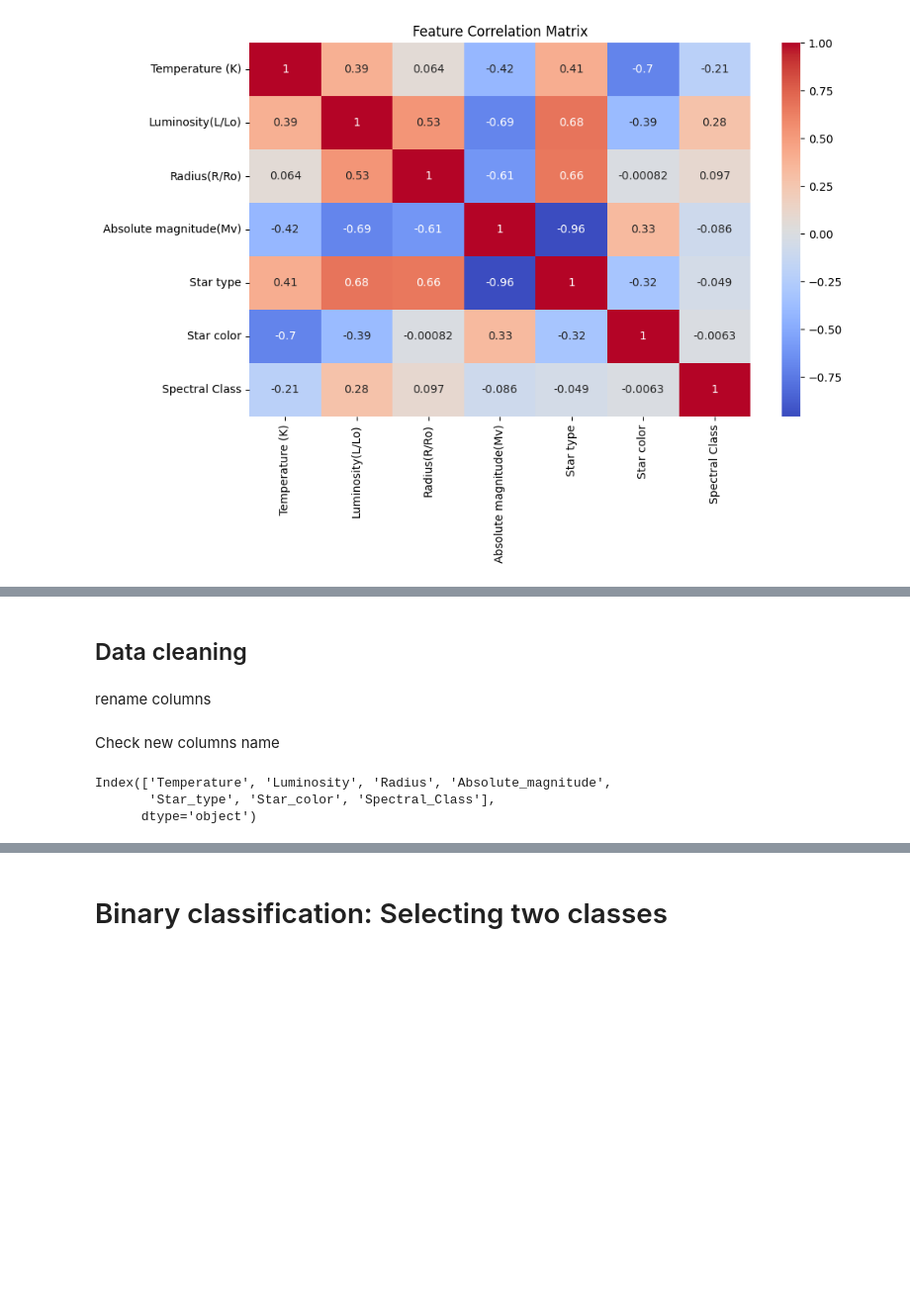
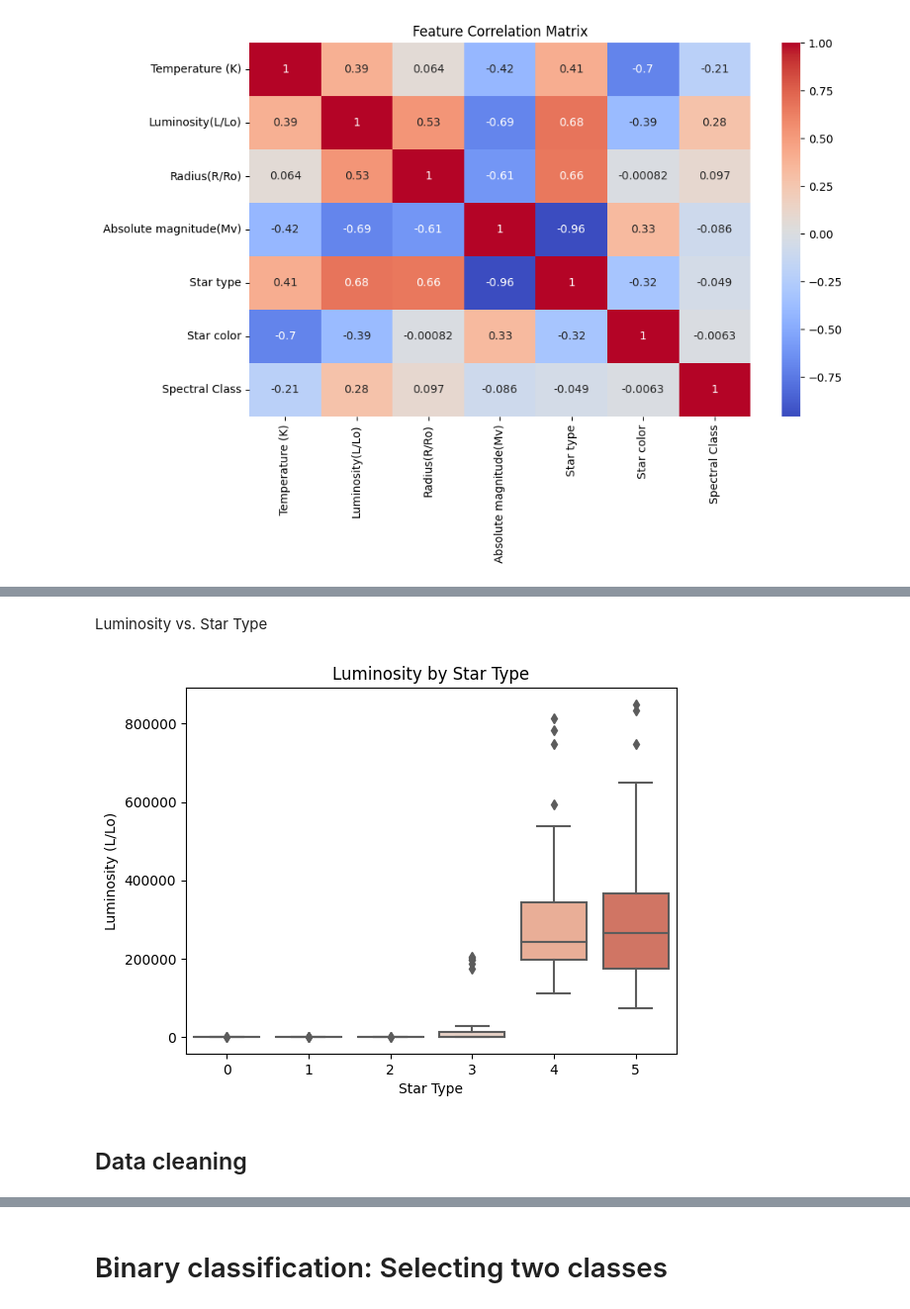
Before and after one commit to YassinTalhaoui/MA-Thesis-ML-Applied-to-stars, a Jupyter notebook: stars.ipynb, the cells around one changed output, grey strips where cells are left out. Shown: that part at 99% size. Drawn from its saved outputs; the diff is of its cells as text; code cells hidden in the pictures; blank space fills up the shorter version.

```diff
--- a/stars.ipynb
+++ b/stars.ipynb
@@ -141,4 +155,12 @@ plt.show()
+# %% [markdown]
+Luminosity vs. Star Type
+# %%
+sns.boxplot(x=df['Star type'], y=df['Luminosity(L/Lo)'], palette='coolwarm')
+plt.title("Luminosity by Star Type")
+plt.xlabel("Star Type")
+plt.ylabel("Luminosity (L/Lo)")
+plt.show()
+# %% [output]
+[figure, added]
 # %% [markdown]
 ## Data cleaning
-# %% [markdown]
-rename columns
@@ -149,8 +166,0 @@ df.columns = df.columns.map(lambda col:col.split("(")[0].strip().replace(" ", "_
-# %% [markdown]
-Check new columns name
-# %%
-df.columns
-# %% [output]
-Index(['Temperature', 'Luminosity', 'Radius', 'Absolute_magnitude',
-       'Star_type', 'Star_color', 'Spectral_Class'],
-      dtype='object')
```
Also changed, not shown: parts of 10 cells of this notebook.
